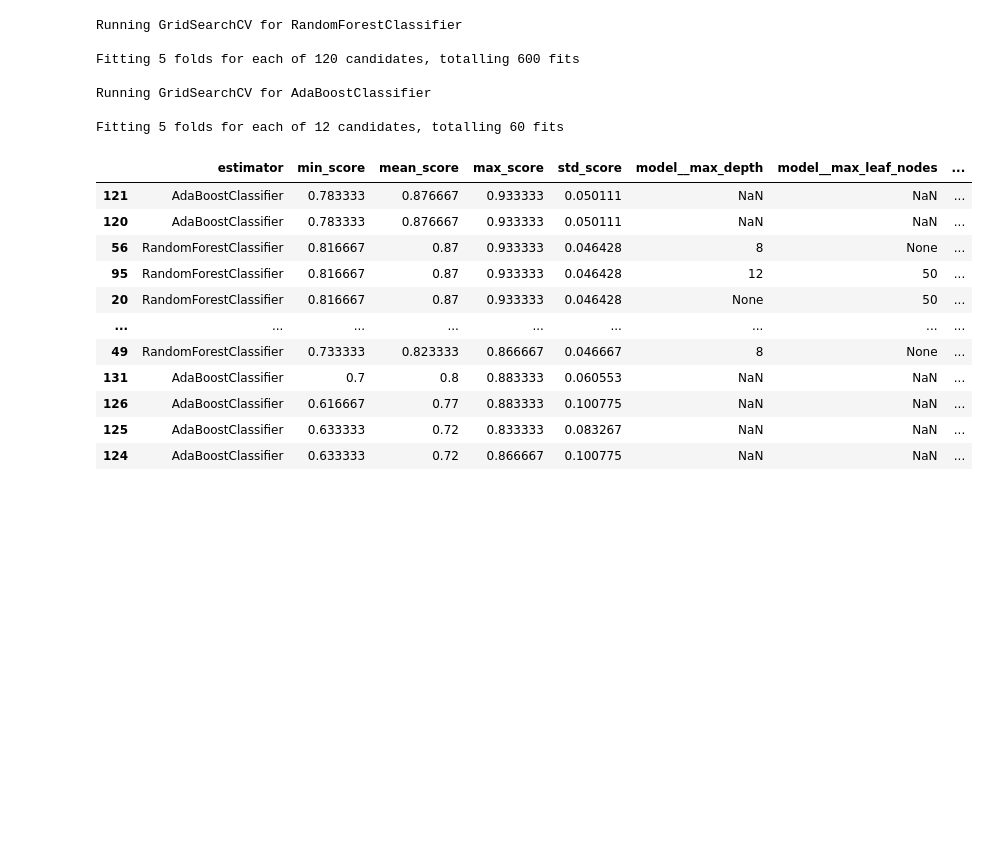
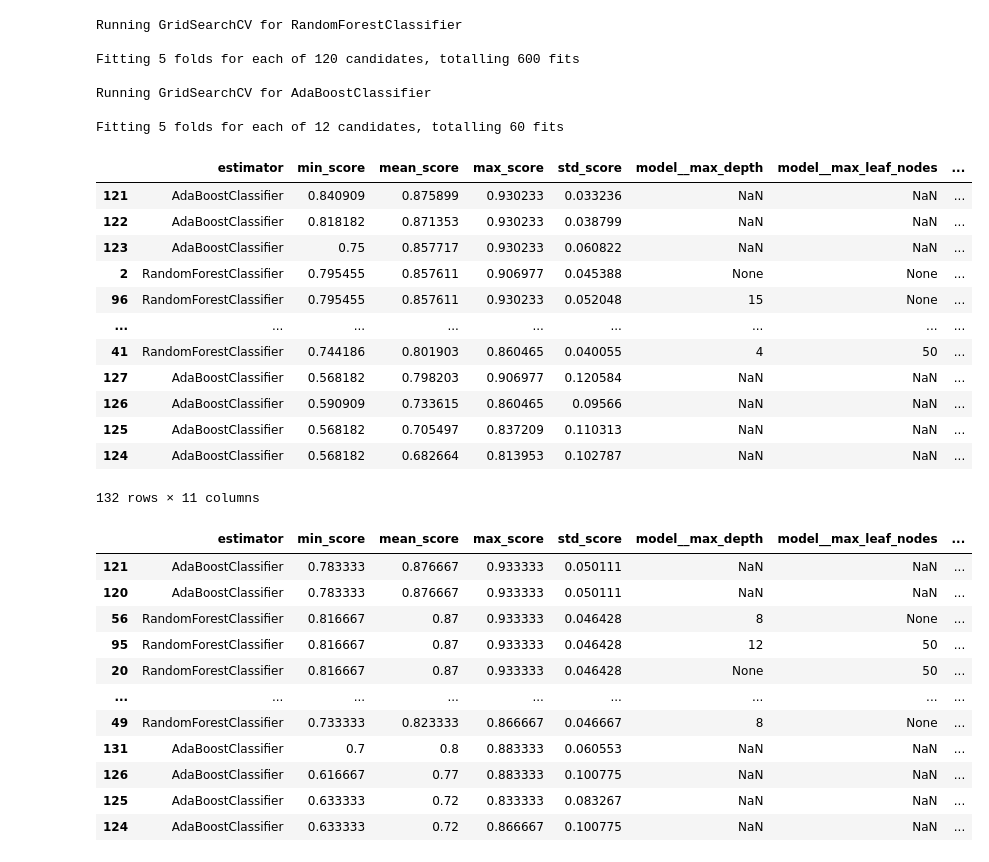
Before and after one commit to theresaabl/ML-maternal-health-risk, a Jupyter notebook: jupyter_notebooks/07-ModellingAndEvaluation-Classificationv2.ipynb, the cells around one changed output. Cells and saved outputs as stored; diff of their text form; code cells hidden in the pictures; blank space fills up the shorter version.

```diff
--- a/jupyter_notebooks/07-ModellingAndEvaluation-Classificationv2.ipynb
+++ b/jupyter_notebooks/07-ModellingAndEvaluation-Classificationv2.ipynb
@@ -487,6 +505,23 @@ Fitting 5 folds for each of 120 candidates, totalling 600 fits
 Running GridSearchCV for AdaBoostClassifier
 
 Fitting 5 folds for each of 12 candidates, totalling 60 fits
+# %%
+grid_search_summary_hr, grid_search_pipelines_hr = search_hr.score_summary(sort_by='mean_score')
+grid_search_summary_hr
+# %% [output]
+|  | estimator | min_score | mean_score | max_score | std_score | model__max_depth | model__max_leaf_nodes | ... |
+| 121 | AdaBoostClassifier | 0.840909 | 0.875899 | 0.930233 | 0.033236 | NaN | NaN | ... |
+| 122 | AdaBoostClassifier | 0.818182 | 0.871353 | 0.930233 | 0.038799 | NaN | NaN | ... |
+| 123 | AdaBoostClassifier | 0.75 | 0.857717 | 0.930233 | 0.060822 | NaN | NaN | ... |
+| 2 | RandomForestClassifier | 0.795455 | 0.857611 | 0.906977 | 0.045388 | None | None | ... |
+| 96 | RandomForestClassifier | 0.795455 | 0.857611 | 0.930233 | 0.052048 | 15 | None | ... |
+| ... | ... | ... | ... | ... | ... | ... | ... | ... |
+| 41 | RandomForestClassifier | 0.744186 | 0.801903 | 0.860465 | 0.040055 | 4 | 50 | ... |
+| 127 | AdaBoostClassifier | 0.568182 | 0.798203 | 0.906977 | 0.120584 | NaN | NaN | ... |
+| 126 | AdaBoostClassifier | 0.590909 | 0.733615 | 0.860465 | 0.09566 | NaN | NaN | ... |
+| 125 | AdaBoostClassifier | 0.568182 | 0.705497 | 0.837209 | 0.110313 | NaN | NaN | ... |
+| 124 | AdaBoostClassifier | 0.568182 | 0.682664 | 0.813953 | 0.102787 | NaN | NaN | ... |
+132 rows × 11 columns
 # %%
 grid_search_summary_hr, grid_search_pipelines_hr = search_hr.score_summary(sort_by='mean_score')
 grid_search_summary_hr
```
Also changed, not shown: parts of 37 cells of this notebook.
